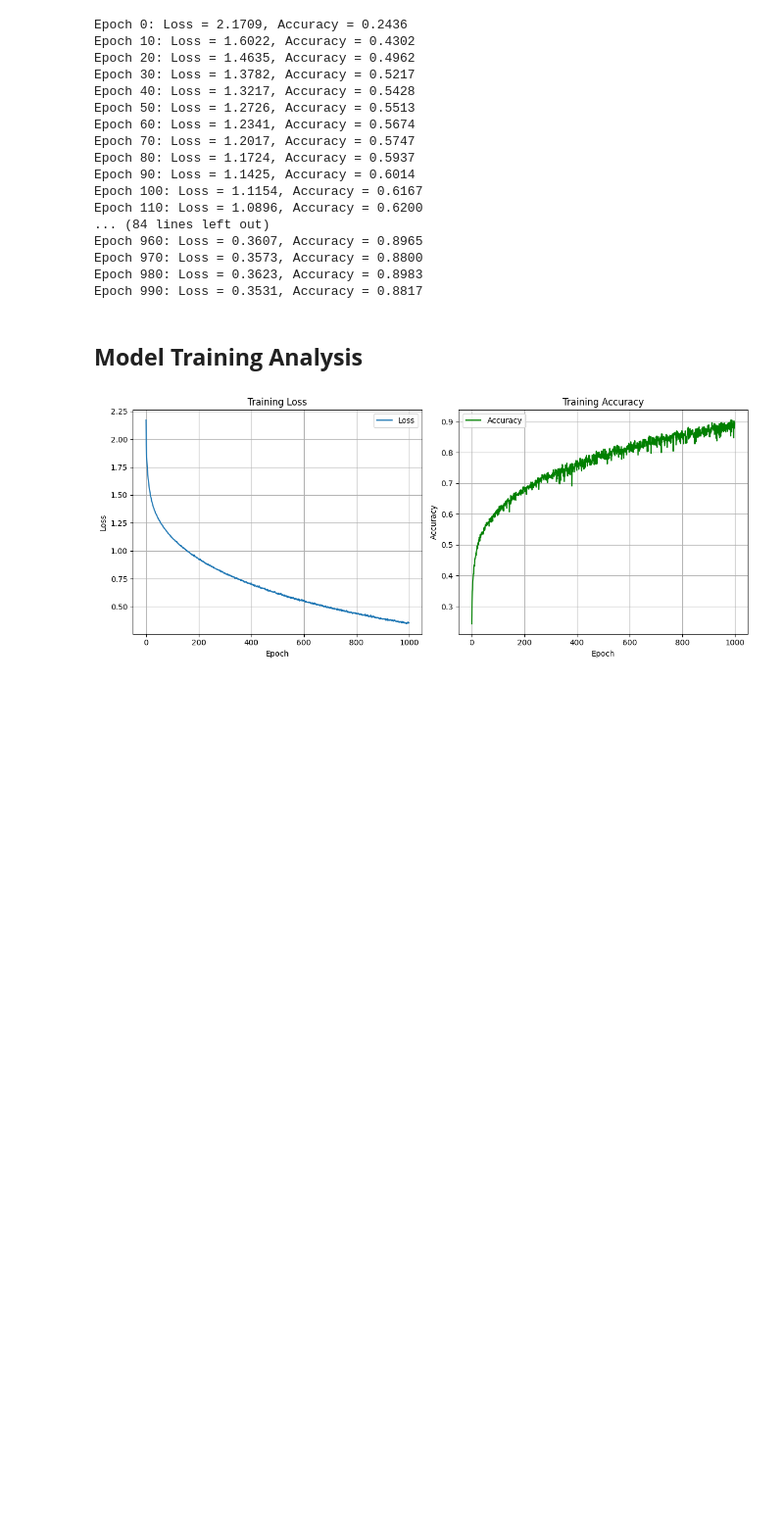
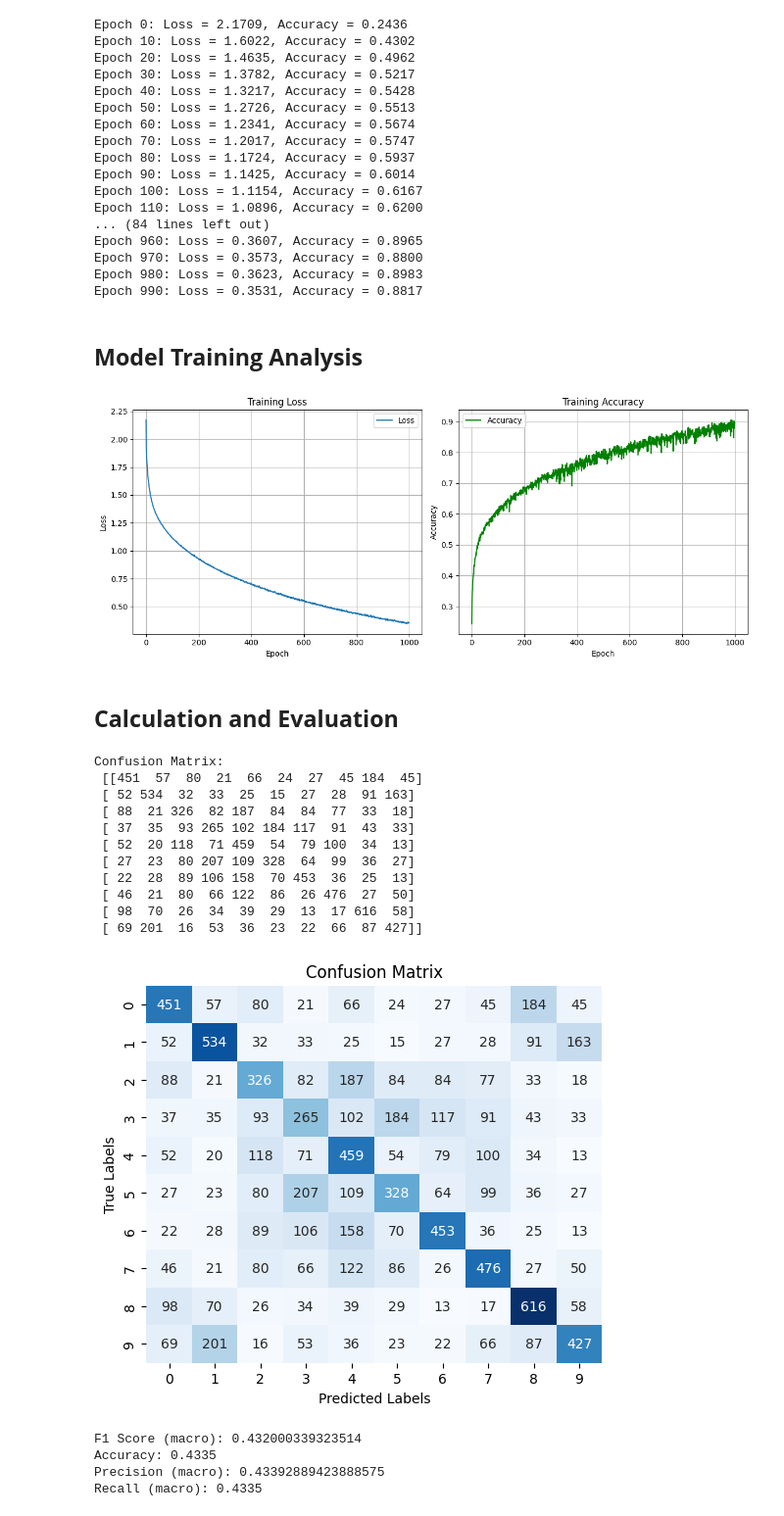
Before and after one commit to Sayed-Hossein-Hosseini/A_Journey_into_the_Depths_of_Neural_Networks, a Jupyter notebook: Diversity_of_Networks_and_Optimizers_for_Progress.ipynb, the cells around one changed output. Shown at 98% size. Cells and saved outputs as stored; diff of their text form; code cells hidden in the pictures; blank space fills up the shorter version.

Commit message:
Calculation and Evaluation

```diff
--- a/Diversity_of_Networks_and_Optimizers_for_Progress.ipynb
+++ b/Diversity_of_Networks_and_Optimizers_for_Progress.ipynb
@@ -366,3 +366,50 @@ Epoch 990: Loss = 0.3531, Accuracy = 0.8817
 plot_metrics(nn)
 # %% [output]
 [figure]
+# %% [markdown]
+## **Calculation and Evaluation**
+# %%
+if __name__ == "__main__":
+    # predictions and y_test are already integer class labels (0 to 9)
+
+    # Confusion Matrix
+    cm = confusion_matrix(y_test, predictions)
+    print("Confusion Matrix:\n", cm)
+
+    # Plot confusion matrix
+    plt.figure(figsize=(6, 5))
+    sns.heatmap(cm, annot=True, fmt='d', cmap='Blues', cbar=False)
+    plt.xlabel('Predicted Labels')
+    plt.ylabel('True Labels')
+    plt.title('Confusion Matrix')
+    plt.show()
+
+    # F1 Score (macro for multi-class)
+    f1 = f1_score(y_test, predictions, average='macro')
+    print("F1 Score (macro):", f1)
+
+    # Optional: Accuracy, Precision, Recall
+    acc = accuracy_score(y_test, predictions)
+    prec = precision_score(y_test, predictions, average='macro')
+    rec = recall_score(y_test, predictions, average='macro')
+
+    print("Accuracy:", acc)
+    print("Precision (macro):", prec)
+    print("Recall (macro):", rec)
+# %% [output]
+Confusion Matrix:
+ [[451  57  80  21  66  24  27  45 184  45]
+ [ 52 534  32  33  25  15  27  28  91 163]
+ [ 88  21 326  82 187  84  84  77  33  18]
+ [ 37  35  93 265 102 184 117  91  43  33]
+ [ 52  20 118  71 459  54  79 100  34  13]
+ [ 27  23  80 207 109 328  64  99  36  27]
+ [ 22  28  89 106 158  70 453  36  25  13]
+ [ 46  21  80  66 122  86  26 476  27  50]
+ [ 98  70  26  34  39  29  13  17 616  58]
+ [ 69 201  16  53  36  23  22  66  87 427]]
+[figure, added]
+F1 Score (macro): 0.432000339323514
+Accuracy: 0.4335
+Precision (macro): 0.43392889423888575
+Recall (macro): 0.4335
```
